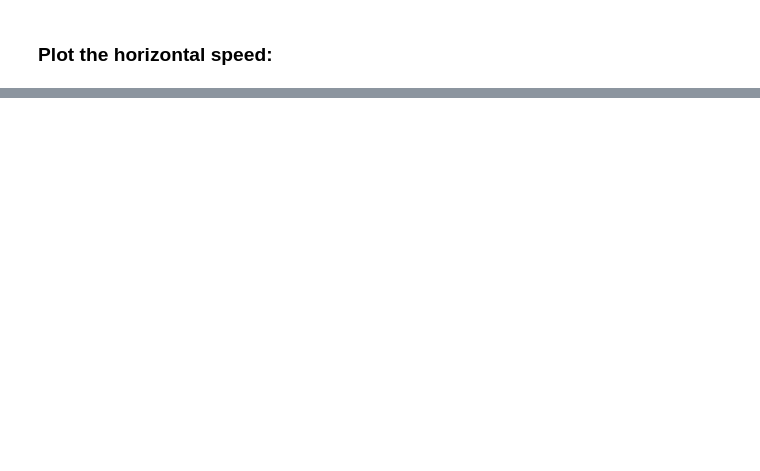
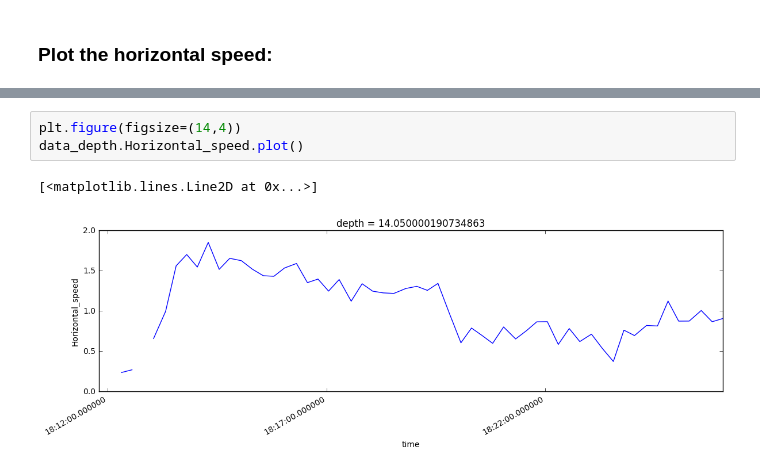
Before and after one commit to mguerrap/tydal, a Jupyter notebook: Data/data_download/FerryDataExploration.ipynb, the cells around one changed output, grey strips where cells are left out. Drawn from its saved outputs; the diff is of its cells as text; blank space fills up the shorter version.

```diff
--- a/Data/data_download/FerryDataExploration.ipynb
+++ b/Data/data_download/FerryDataExploration.ipynb
@@ -93,0 +100,6 @@ plt.gca().invert_yaxis()
+# %%
+plt.figure(figsize=(14,4))
+data_depth.Horizontal_speed.plot()
+# %% [output]
+[<matplotlib.lines.Line2D at 0x...>]
+[figure, added]
```
Also changed, not shown: parts of 8 cells of this notebook, 1 other file.
